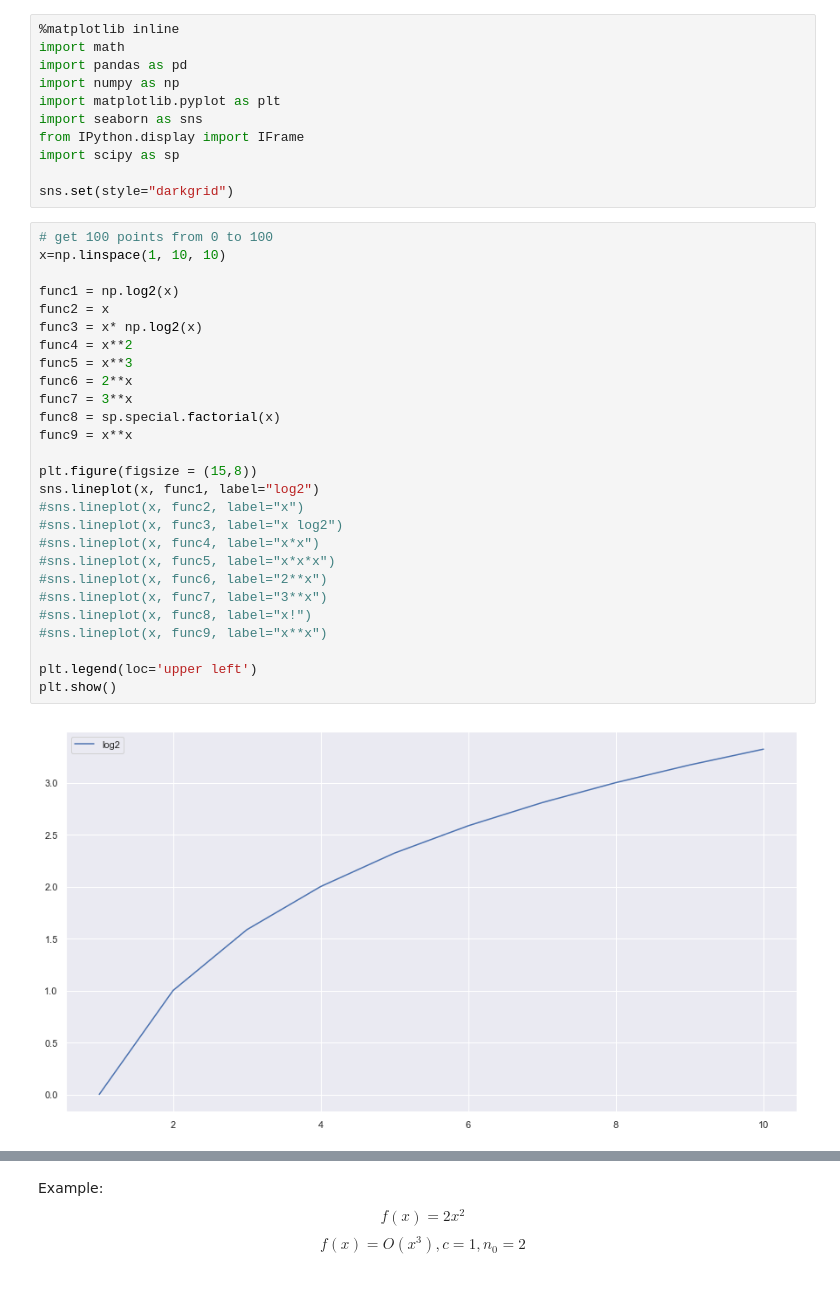
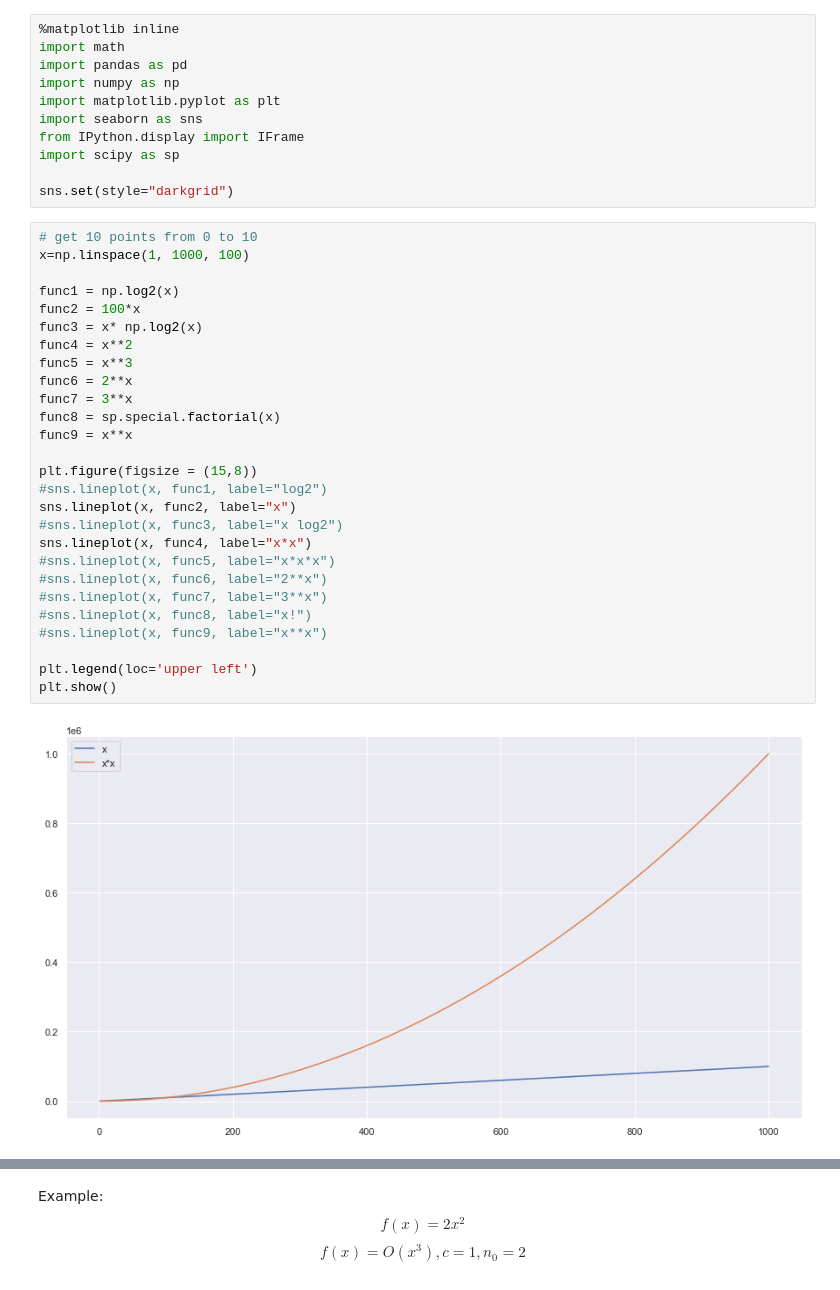
Before and after one commit to kvikeg/DataStructures-and-Algorithms, a Jupyter notebook: Growth/Lecture 1 - growth of functions and algorithms.ipynb, the cells around one changed output, grey strips where cells are left out. Cells and saved outputs as stored; diff of their text form.

```diff
--- a/Growth/Lecture 1 - growth of functions and algorithms.ipynb
+++ b/Growth/Lecture 1 - growth of functions and algorithms.ipynb
@@ -22,34 +22,34 @@ import scipy as sp
 
 sns.set(style="darkgrid")
 # %%
-# get 100 points from 0 to 100
-x=np.linspace(1, 10, 10)
+# get 10 points from 0 to 10
+x=np.linspace(1, 1000, 100)
 
 func1 = np.log2(x)
-func2 = x
+func2 = 100*x
 func3 = x* np.log2(x)
 func4 = x**2
 func5 = x**3
 func6 = 2**x
 func7 = 3**x
 func8 = sp.special.factorial(x)
 func9 = x**x
 
 plt.figure(figsize = (15,8))
-sns.lineplot(x, func1, label="log2")
-#sns.lineplot(x, func2, label="x")
+#sns.lineplot(x, func1, label="log2")
+sns.lineplot(x, func2, label="x")
 #sns.lineplot(x, func3, label="x log2")
-#sns.lineplot(x, func4, label="x*x")
+sns.lineplot(x, func4, label="x*x")
 #sns.lineplot(x, func5, label="x*x*x")
 #sns.lineplot(x, func6, label="2**x")
 #sns.lineplot(x, func7, label="3**x")
 #sns.lineplot(x, func8, label="x!")
 #sns.lineplot(x, func9, label="x**x")
 
 plt.legend(loc='upper left')
 plt.show()
 # %% [output]
-[figure, old version]
+[figure, new version]
 # %% [markdown]
 ![Slide7.JPG](attachment:Slide7.JPG)
 # %% [markdown]
```
Also changed, not shown: parts of 5 cells of this notebook, 2 other files.
